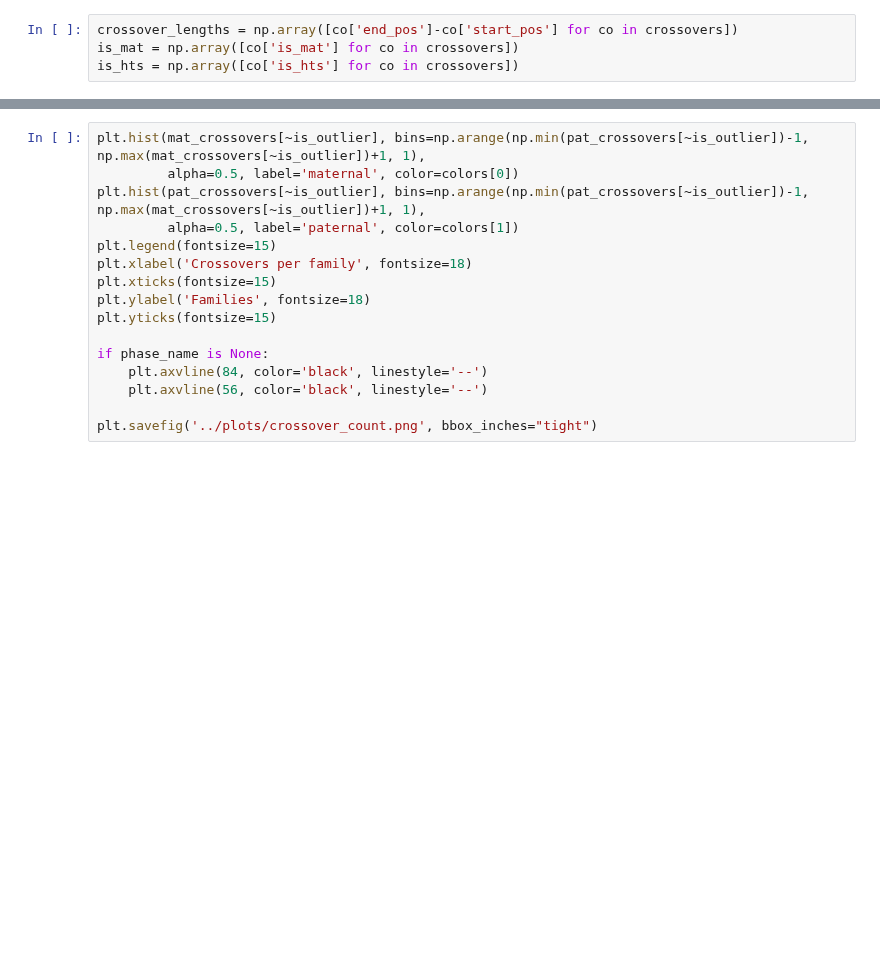
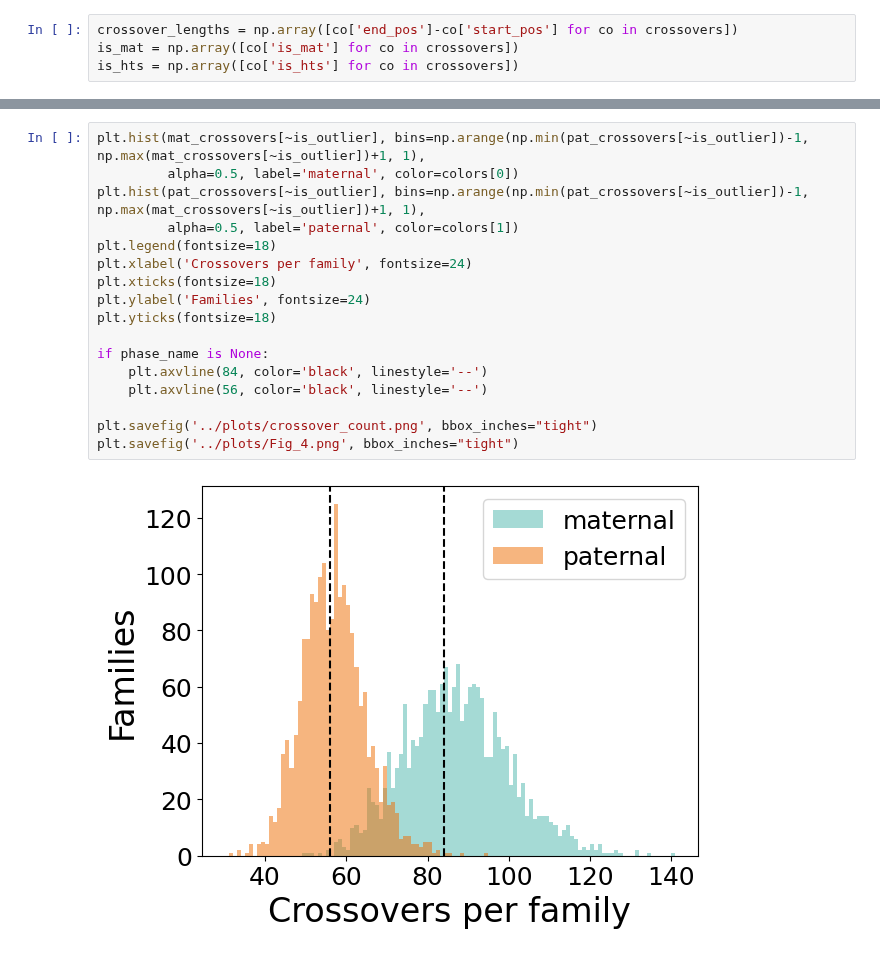
Before and after one commit to kpaskov/PhasingFamilies, a Jupyter notebook: qc/Visualize-Crossovers.ipynb, the cells around one changed output, grey strips where cells are left out. Cells and saved outputs as stored; diff of their text form; blank space fills up the shorter version.

```diff
--- a/qc/Visualize-Crossovers.ipynb
+++ b/qc/Visualize-Crossovers.ipynb
@@ -77,19 +80,22 @@ plt.show()
 # %%
 plt.hist(mat_crossovers[~is_outlier], bins=np.arange(np.min(pat_crossovers[~is_outlier])-1, np.max(mat_crossovers[~is_outlier])+1, 1),
          alpha=0.5, label='maternal', color=colors[0])
 plt.hist(pat_crossovers[~is_outlier], bins=np.arange(np.min(pat_crossovers[~is_outlier])-1, np.max(mat_crossovers[~is_outlier])+1, 1),
          alpha=0.5, label='paternal', color=colors[1])
-plt.legend(fontsize=15)
-plt.xlabel('Crossovers per family', fontsize=18)
-plt.xticks(fontsize=15)
-plt.ylabel('Families', fontsize=18)
-plt.yticks(fontsize=15)
+plt.legend(fontsize=18)
+plt.xlabel('Crossovers per family', fontsize=24)
+plt.xticks(fontsize=18)
+plt.ylabel('Families', fontsize=24)
+plt.yticks(fontsize=18)
 
 if phase_name is None:
     plt.axvline(84, color='black', linestyle='--')
     plt.axvline(56, color='black', linestyle='--')
 
 plt.savefig('../plots/crossover_count.png', bbox_inches="tight")
+plt.savefig('../plots/Fig_4.png', bbox_inches="tight")
+# %% [output]
+[figure, added]
 # %%
 print(np.median(mat_crossovers[~is_outlier]))
 print(np.median(pat_crossovers[~is_outlier]))
```
Also changed, not shown: parts of 9 cells of this notebook, 15 other files.
